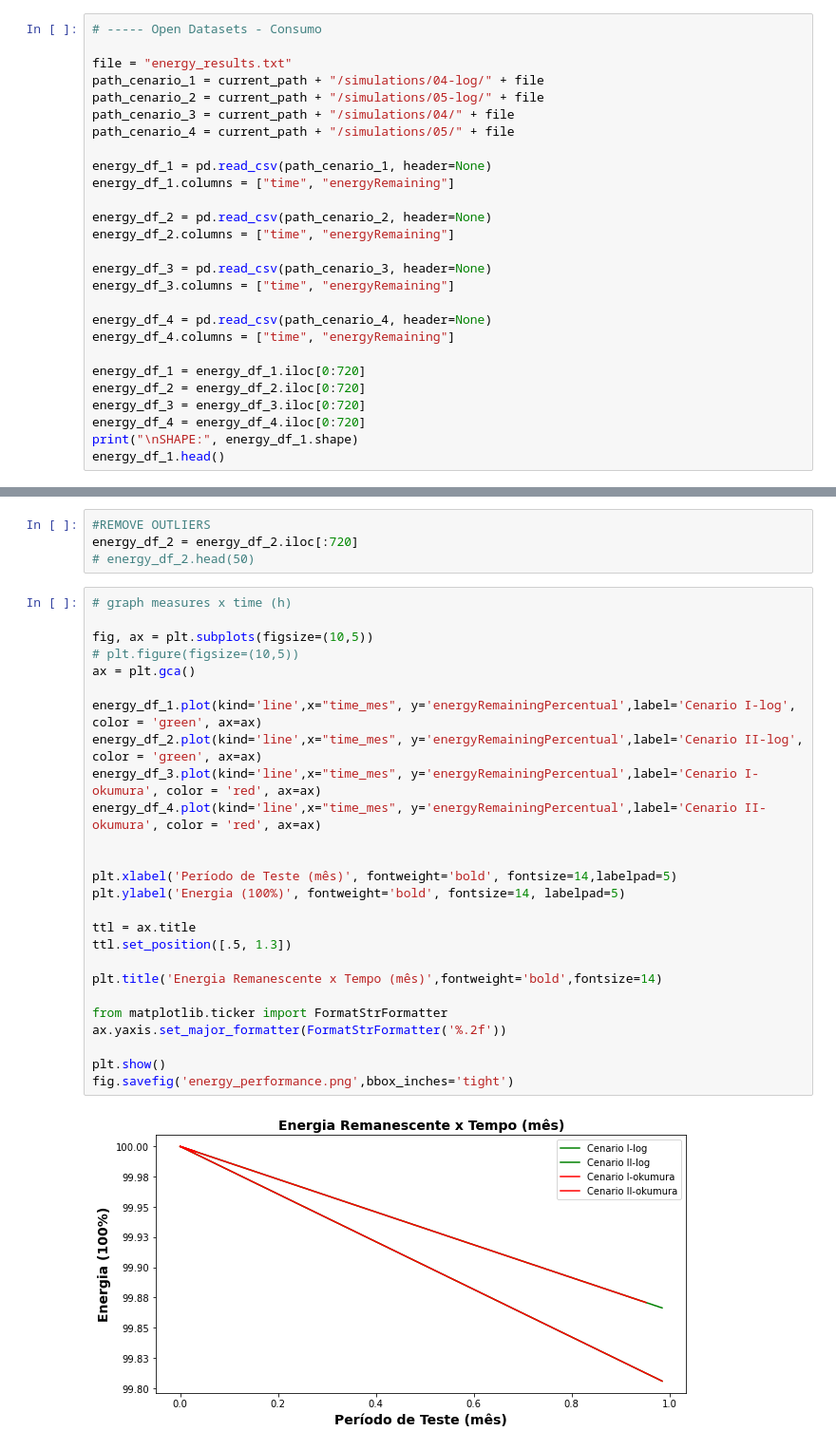
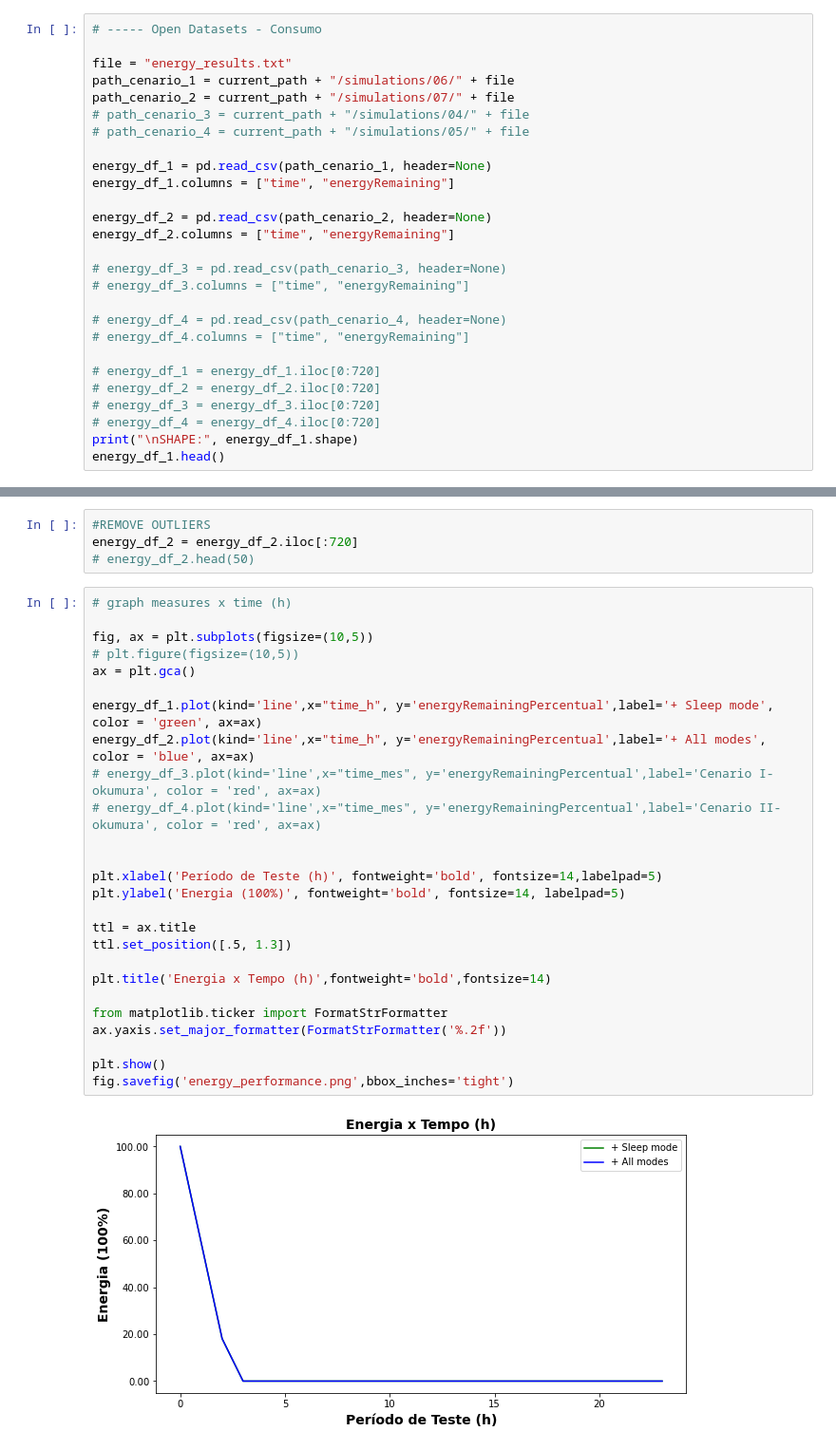
Before and after one commit to wasp-lahis/ns3-bmap, a Jupyter notebook: NS3/lorawan-metricas-exp/analyse_results/unicamp_scenario_analisys.ipynb, the cells around one changed output, grey strips where cells are left out. Shown at 95% size. Saved outputs shown, nothing was run; the diff lists cells and outputs as text.

```diff
--- a/NS3/lorawan-metricas-exp/analyse_results/unicamp_scenario_analisys.ipynb
+++ b/NS3/lorawan-metricas-exp/analyse_results/unicamp_scenario_analisys.ipynb
@@ -755,10 +757,10 @@ fig.savefig('delay_performance.png',bbox_inches='tight')
 # ----- Open Datasets - Consumo
 
 file = "energy_results.txt"
-path_cenario_1 = current_path + "/simulations/04-log/" + file
-path_cenario_2 = current_path + "/simulations/05-log/" + file
-path_cenario_3 = current_path + "/simulations/04/" + file
-path_cenario_4 = current_path + "/simulations/05/" + file
+path_cenario_1 = current_path + "/simulations/06/" + file
+path_cenario_2 = current_path + "/simulations/07/" + file
+# path_cenario_3 = current_path + "/simulations/04/" + file
+# path_cenario_4 = current_path + "/simulations/05/" + file
 
 energy_df_1 = pd.read_csv(path_cenario_1, header=None)
 energy_df_1.columns = ["time", "energyRemaining"]
@@ -766,16 +768,16 @@ energy_df_1.columns = ["time", "energyRemaining"]
 energy_df_2 = pd.read_csv(path_cenario_2, header=None)
 energy_df_2.columns = ["time", "energyRemaining"]
 
-energy_df_3 = pd.read_csv(path_cenario_3, header=None)
-energy_df_3.columns = ["time", "energyRemaining"]
+# energy_df_3 = pd.read_csv(path_cenario_3, header=None)
+# energy_df_3.columns = ["time", "energyRemaining"]
 
-energy_df_4 = pd.read_csv(path_cenario_4, header=None)
-energy_df_4.columns = ["time", "energyRemaining"]
+# energy_df_4 = pd.read_csv(path_cenario_4, header=None)
+# energy_df_4.columns = ["time", "energyRemaining"]
 
-energy_df_1 = energy_df_1.iloc[0:720]
-energy_df_2 = energy_df_2.iloc[0:720]
-energy_df_3 = energy_df_3.iloc[0:720]
-energy_df_4 = energy_df_4.iloc[0:720]
+# energy_df_1 = energy_df_1.iloc[0:720]
+# energy_df_2 = energy_df_2.iloc[0:720]
+# energy_df_3 = energy_df_3.iloc[0:720]
+# energy_df_4 = energy_df_4.iloc[0:720]
 print("\nSHAPE:", energy_df_1.shape)
 energy_df_1.head()
 # %% [output]
@@ -867,28 +861,28 @@ energy_df_2 = energy_df_2.iloc[:720]
 # %%
 # graph measures x time (h)
 
 fig, ax = plt.subplots(figsize=(10,5))
 # plt.figure(figsize=(10,5))
 ax = plt.gca()
 
-energy_df_1.plot(kind='line',x="time_mes", y='energyRemainingPercentual',label='Cenario I-log', color = 'green', ax=ax)
-energy_df_2.plot(kind='line',x="time_mes", y='energyRemainingPercentual',label='Cenario II-log', color = 'green', ax=ax)
-energy_df_3.plot(kind='line',x="time_mes", y='energyRemainingPercentual',label='Cenario I-okumura', color = 'red', ax=ax)
-energy_df_4.plot(kind='line',x="time_mes", y='energyRemainingPercentual',label='Cenario II-okumura', color = 'red', ax=ax)
+energy_df_1.plot(kind='line',x="time_h", y='energyRemainingPercentual',label='+ Sleep mode', color = 'green', ax=ax)
+energy_df_2.plot(kind='line',x="time_h", y='energyRemainingPercentual',label='+ All modes', color = 'blue', ax=ax)
+# energy_df_3.plot(kind='line',x="time_mes", y='energyRemainingPercentual',label='Cenario I-okumura', color = 'red', ax=ax)
+# energy_df_4.plot(kind='line',x="time_mes", y='energyRemainingPercentual',label='Cenario II-okumura', color = 'red', ax=ax)
 
 
-plt.xlabel('Período de Teste (mês)', fontweight='bold', fontsize=14,labelpad=5)
+plt.xlabel('Período de Teste (h)', fontweight='bold', fontsize=14,labelpad=5)
 plt.ylabel('Energia (100%)', fontweight='bold', fontsize=14, labelpad=5)
 
 ttl = ax.title
 ttl.set_position([.5, 1.3])
 
-plt.title('Energia Remanescente x Tempo (mês)',fontweight='bold',fontsize=14)
+plt.title('Energia x Tempo (h)',fontweight='bold',fontsize=14)
 
 from matplotlib.ticker import FormatStrFormatter
 ax.yaxis.set_major_formatter(FormatStrFormatter('%.2f'))
 
 plt.show()
 fig.savefig('energy_performance.png',bbox_inches='tight')
 # %% [output]
-[figure, old version]
+[figure, new version]
```
Also changed, not shown: parts of 9 cells of this notebook.
